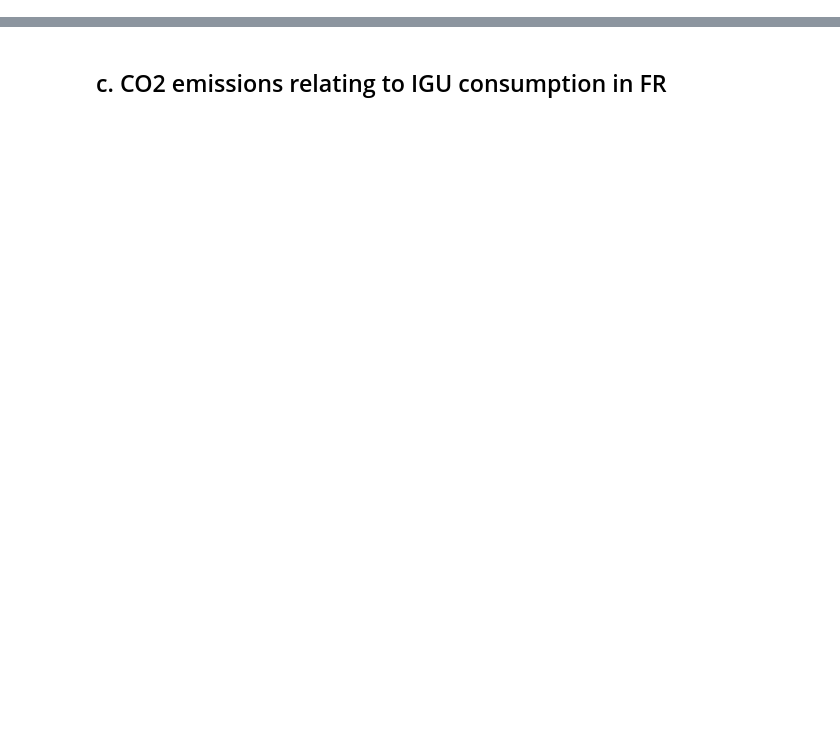
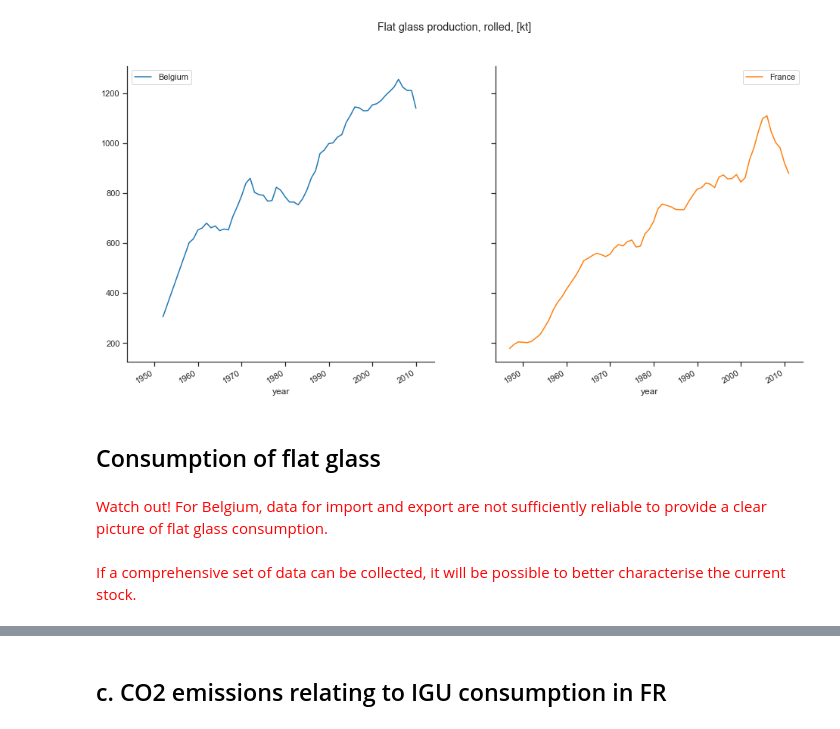
Before and after one commit to JeanSouv/01_MFA_GlassIndustry, a Jupyter notebook: MFA_FlatGlassIndustry.ipynb, the cells around one changed output, grey strips where cells are left out. Saved outputs shown, nothing was run; the diff lists cells and outputs as text; code cells hidden in the pictures; blank space fills up the shorter version.

```diff
--- a/MFA_FlatGlassIndustry.ipynb
+++ b/MFA_FlatGlassIndustry.ipynb
@@ -189,10 +89,0 @@ BE_FR_Use
-# %%
-fig, ax = plt.subplots()
-
-sns.lineplot(data=BE_FR_Use['FR, flat glass consumption, [kt]'],
-             ax=ax, palette="Reds")
-
-ax.set_xlim(1945,2015)
-ax.set_ylim(ymin=0)
-sns.despine()
-plt.show()
@@ -341,0 +142,26 @@ plt.show()
+# %%
+with sns.plotting_context("notebook"):
+    # Linear interpolation for flat glass production
+    #Rolling flat glass production according to a 5-year mean
+    (BE_FR['Production [kt]']
+     .interpolate(method="linear", limit_area='inside')
+     .rolling(5, center = True)
+     .mean()).plot(subplots=True,
+                   grid=False,
+                   layout=(1, 2),
+                   figsize=(16, 8),
+                   sharex=True, sharey=True,
+                   title="Flat glass production, rolled, [kt]")
+
+    ax.set_xlim(1945,2015)
+    ax.set_ylim(ymin=0)
+    sns.despine()
+    plt.show()
+# %% [output]
+[figure, added]
+# %% [markdown]
+## Consumption of flat glass
+# %% [markdown]
+<font color='red'>Watch out! For Belgium, data for import and export are not sufficiently reliable to provide a clear picture of flat glass consumption.</font>
+# %% [markdown]
+<font color='red'>If a comprehensive set of data can be collected, it will be possible to better characterise the current stock.</font>
```
Also changed, not shown: parts of 104 cells of this notebook, 5 other files.
